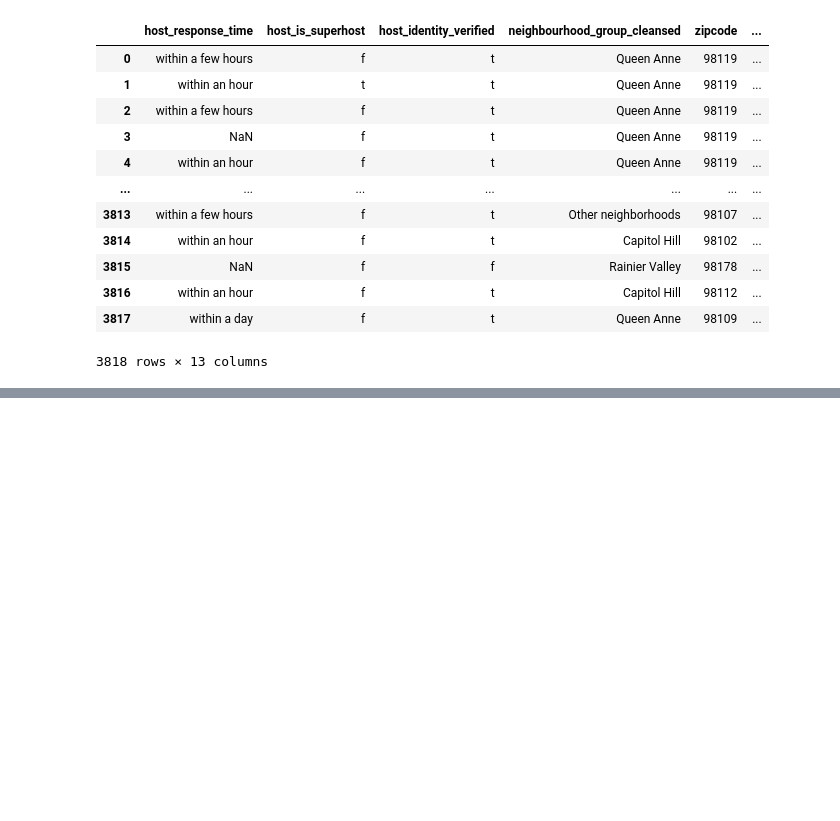
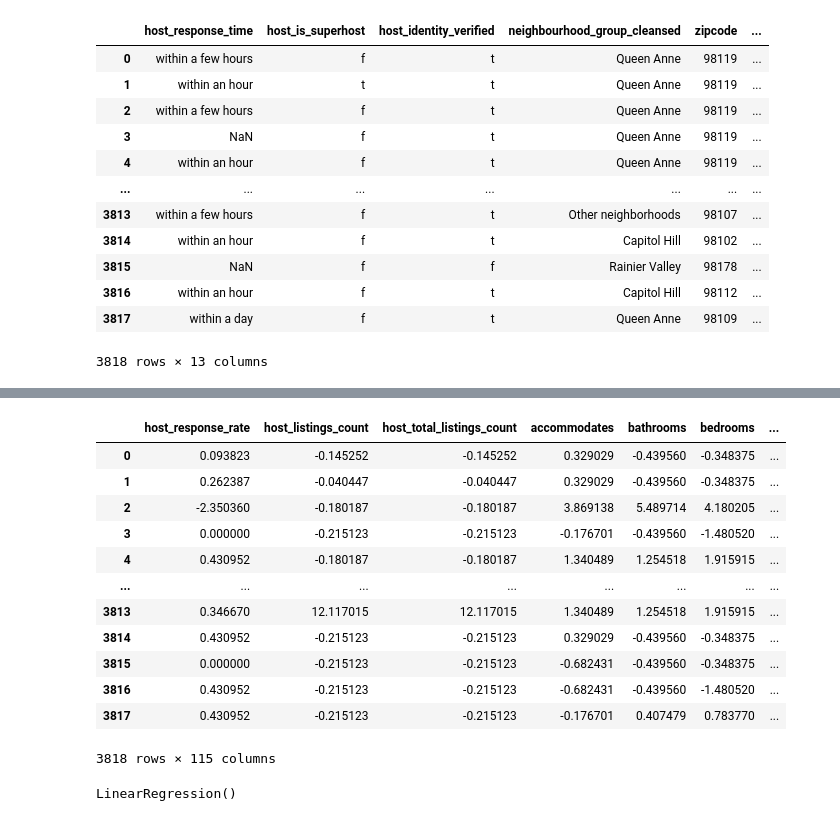
Before and after one commit to Ajax243/Airbnb_Seattle, a Jupyter notebook: listings_notebook.ipynb, the cells around one changed output, grey strips where cells are left out. Cells and saved outputs as stored; diff of their text form; code cells hidden in the pictures; blank space fills up the shorter version.

Commit message:
Created first model LR:0.6  RF:0.58  R2

```diff
--- a/listings_notebook.ipynb
+++ b/listings_notebook.ipynb
@@ -420,0 +429,29 @@ Name: review_scores_location, dtype: int64
+# %%
+y=df_numeric['price']
+df_numeric=df_numeric.drop(['price'],axis=1)
+# %%
+def normalize(df):
+    for i in df.columns:
+        df[i]=StandardScaler().fit_transform(df[[i]])[:,0]
+    return df
+df_numeric=normalize(df_numeric)
+# %%
+df_model=pd.concat([df_numeric,df_dummies],axis=1)
+# %%
+df_model.fillna( 0 ,inplace=True)
+# %%
+df_model
+# %% [output]
+|  | host_response_rate | host_listings_count | host_total_listings_count | accommodates | bathrooms | bedrooms | ... |
+| 0 | 0.093823 | -0.145252 | -0.145252 | 0.329029 | -0.439560 | -0.348375 | ... |
+| 1 | 0.262387 | -0.040447 | -0.040447 | 0.329029 | -0.439560 | -0.348375 | ... |
+| 2 | -2.350360 | -0.180187 | -0.180187 | 3.869138 | 5.489714 | 4.180205 | ... |
+| 3 | 0.000000 | -0.215123 | -0.215123 | -0.176701 | -0.439560 | -1.480520 | ... |
+| 4 | 0.430952 | -0.180187 | -0.180187 | 1.340489 | 1.254518 | 1.915915 | ... |
+| ... | ... | ... | ... | ... | ... | ... | ... |
+| 3813 | 0.346670 | 12.117015 | 12.117015 | 1.340489 | 1.254518 | 1.915915 | ... |
+| 3814 | 0.430952 | -0.215123 | -0.215123 | 0.329029 | -0.439560 | -0.348375 | ... |
+| 3815 | 0.000000 | -0.215123 | -0.215123 | -0.682431 | -0.439560 | -0.348375 | ... |
+| 3816 | 0.430952 | -0.215123 | -0.215123 | -0.682431 | -0.439560 | -1.480520 | ... |
+| 3817 | 0.430952 | -0.215123 | -0.215123 | -0.176701 | 0.407479 | 0.783770 | ... |
+3818 rows × 115 columns
@@ -420,0 +465,4 @@ Name: review_scores_location, dtype: int64
+# %%
+lr.fit(X_train,y_train)
+# %% [output]
+LinearRegression()
```
Also changed, not shown: parts of 30 cells of this notebook.
